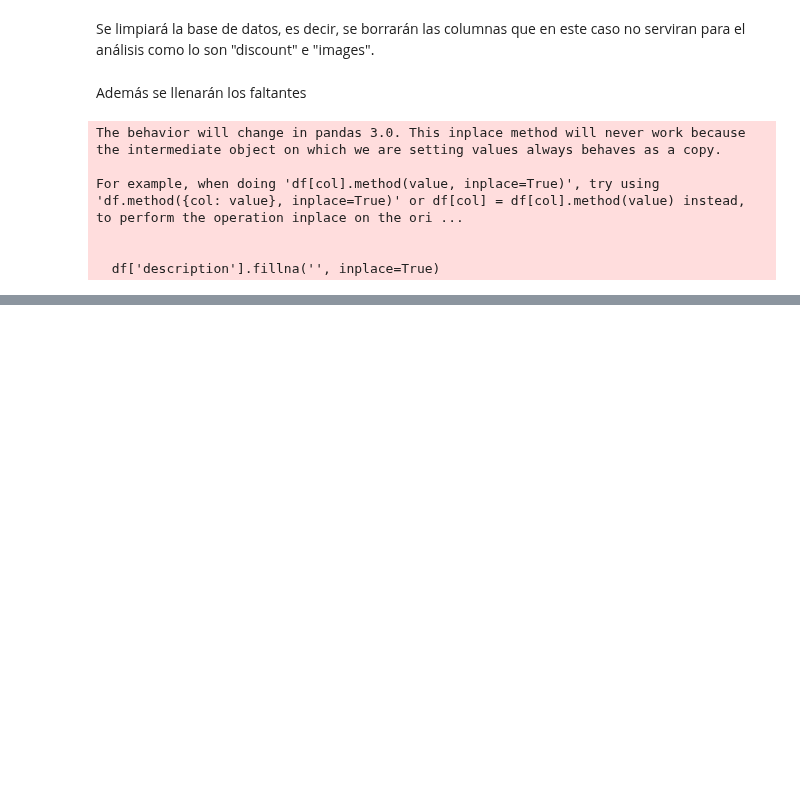
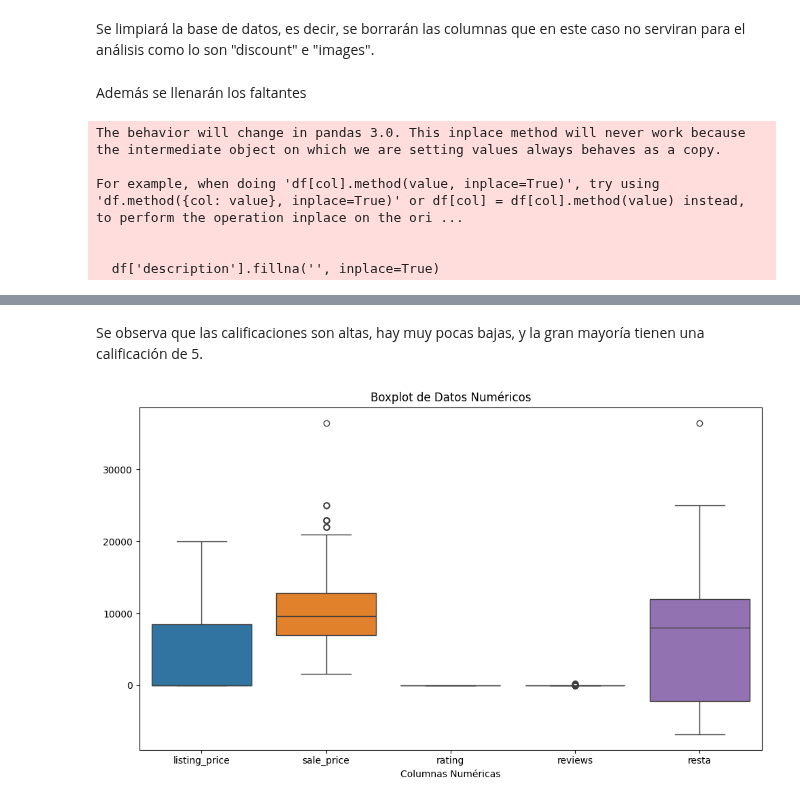
Before and after one commit to pau1ag/caso1, a Jupyter notebook: solucion_caso.ipynb, the cells around one changed output, grey strips where cells are left out. Cells and saved outputs as stored; diff of their text form; code cells hidden in the pictures; blank space fills up the shorter version.

```diff
--- a/solucion_caso.ipynb
+++ b/solucion_caso.ipynb
@@ -96,0 +121,20 @@ df.head()
+# %% [markdown]
+Se observa que las calificaciones son altas, hay muy pocas bajas, y la gran mayoría tienen una calificación de 5.
+# %%
+
+# Seleccionar solo las columnas numéricas
+df_numeric = df.select_dtypes(include='number')
+
+# Crear el boxplot
+plt.figure(figsize=(10, 6))
+sns.boxplot(data=df_numeric)
+
+# Personalizar la gráfica
+plt.title('Boxplot de Datos Numéricos')
+plt.xlabel('Columnas Numéricas')
+
+# Mostrar la gráfica
+plt.tight_layout()
+plt.show()
+# %% [output]
+[figure, added]
```
Also changed, not shown: parts of 18 cells of this notebook.
